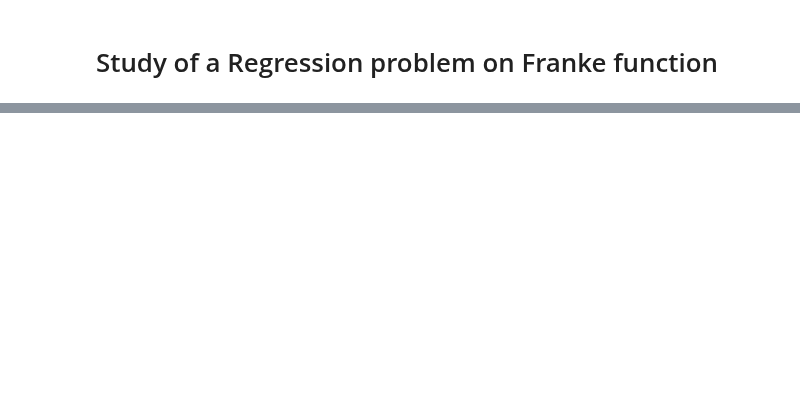
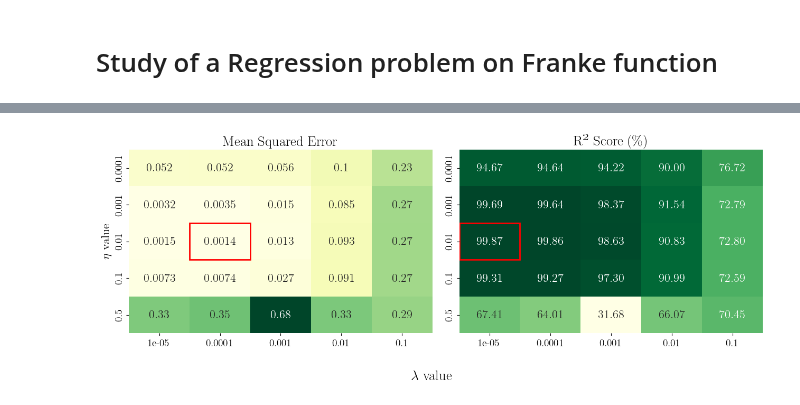
Before and after one commit to Oskar-Idland/FYS-STK4155-Projects, a Jupyter notebook: Project_2/src/b.ipynb, the cells around one changed output, grey strips where cells are left out. Saved outputs shown, nothing was run; the diff lists cells and outputs as text; code cells hidden in the pictures; blank space fills up the shorter version.

```diff
--- a/Project_2/src/b.ipynb
+++ b/Project_2/src/b.ipynb
@@ -78,0 +310,45 @@ IndexError: list index out of range
+# %%
+fig, axs = plt.subplots(1, 2, figsize=(13, 5))
+
+# Create masks for highlighting
+mse_mask = np.zeros_like(MSE_test_2, dtype=bool)
+r2_mask = np.zeros_like(R2_scores_2, dtype=bool)
+
+# Set mask values using the optimal indices
+mse_idx = np.unravel_index(np.argmin(MSE_test_2), MSE_test_2.shape)
+r2_idx = np.unravel_index(np.argmax(R2_scores_2), R2_scores_2.shape)
+
+# Plot MSE heatmap
+sns.heatmap(MSE_test_2,
+            cmap="YlGn",
+            xticklabels=lmbdas_list,
+            yticklabels=etas_list,
+            annot=True,
+            ax=axs[0],
+            cbar=False,
+		)
+axs[0].add_patch(plt.Rectangle((mse_idx[1], mse_idx[0]), 1, 1, fill=False, edgecolor='red', lw=2))
+
+# Plot R2 heatmap
+sns.heatmap(R2_scores_2,
+            cmap="YlGn",
+            xticklabels=lmbdas_list,
+            yticklabels=etas_list,
+            annot=True,
+    	    	ax=axs[1],
+            fmt=".2%",
+            cbar=False,
+		)
+
+axs[1].add_patch(plt.Rectangle((r2_idx[1], r2_idx[0]), 1, 1, fill=False, edgecolor='red', lw=2))
+
+# Customize titles and labels
+axs[0].set_title("Mean Squared Error")
+axs[1].set_title("R² Score (\%)")
+axs[0].set_ylabel(r"$\eta$ value")
+fig.supxlabel(r"$\lambda$ value")
+plt.tight_layout()
+
+plt.show()
+# %% [output]
+[figure, added]
```
Also changed, not shown: parts of 20 cells of this notebook, 5 other files.
